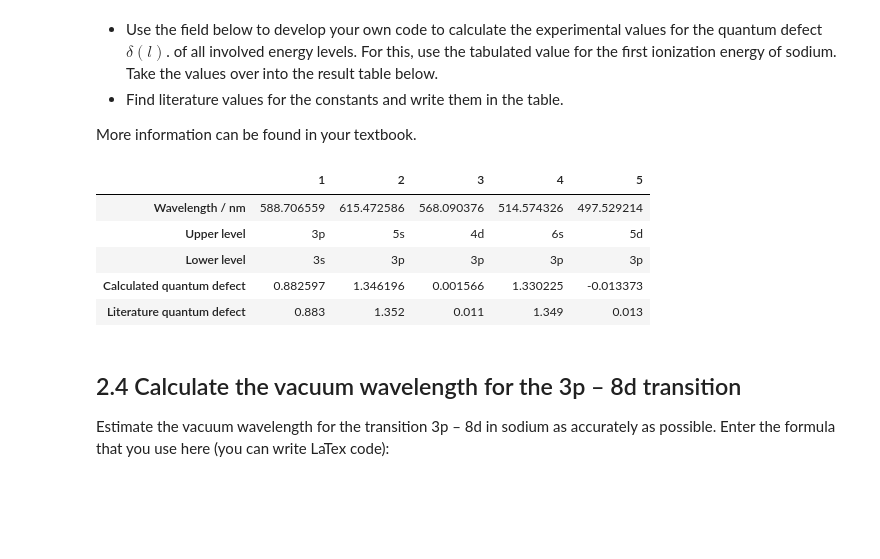
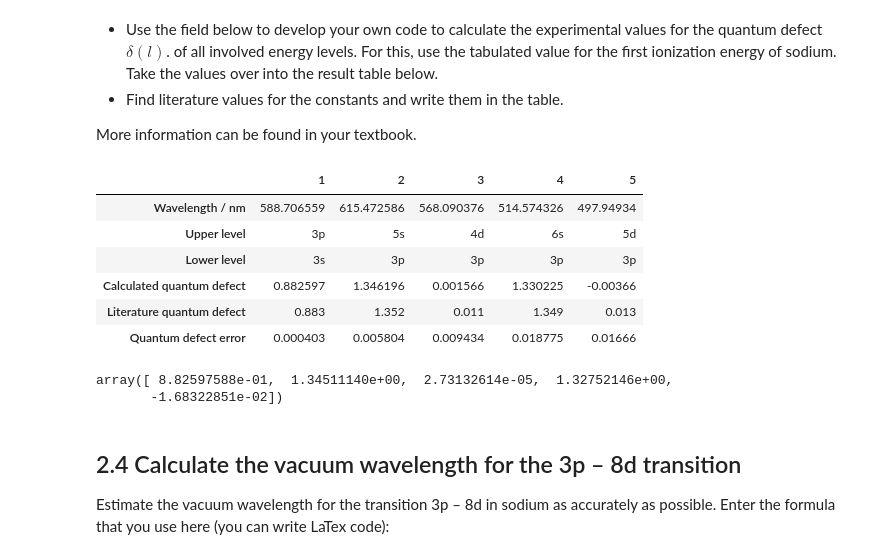
Before and after one commit to filipbrunmark/Atomic-Spectroscopy_FAFF55, a Jupyter notebook: FAFF55_Atomic_Spectroscopy_Jupyter_2022/Atomic Spectroscopy_FAFF55.ipynb, the cells around one changed output. Cells and saved outputs as stored; diff of their text form; code cells hidden in the pictures; blank space fills up the shorter version.

```diff
--- a/FAFF55_Atomic_Spectroscopy_Jupyter_2022/Atomic Spectroscopy_FAFF55.ipynb
+++ b/FAFF55_Atomic_Spectroscopy_Jupyter_2022/Atomic Spectroscopy_FAFF55.ipynb
@@ -323,16 +324,36 @@ delta_5d = 5 - (R_H * (E_3p/(h_eV*c) - (10**(9) / sodium_vac_wavelength[4]))**-1
 # %%
 ### Enter your results in the result table below:
 Quantum_defect_exp = ([delta_3p , delta_5s, delta_4d , delta_6s, delta_5d])
 Quantum_defect_lit = ([0.883 , 1.352, 0.011 , 1.349, 0.013])
+Quantum_defect_error = list(map(lambda e, l: l - e , Quantum_defect_exp, Quantum_defect_lit))
 
-pd.DataFrame([sodium_vac_wavelength, sodium_upperlevel, sodium_lowerlevel, Quantum_defect_exp, Quantum_defect_lit], columns=['1', '2', '3','4', '5'], index=['Wavelength / nm','Upper level','Lower level','Calculated quantum defect','Literature quantum defect'])
+
+pd.DataFrame([sodium_vac_wavelength, sodium_upperlevel, sodium_lowerlevel, Quantum_defect_exp, Quantum_defect_lit, Quantum_defect_error], columns=['1', '2', '3','4', '5'], index=['Wavelength / nm','Upper level','Lower level','Calculated quantum defect','Literature quantum defect', 'Quantum defect error'])
 # %% [output]
 |  | 1 | 2 | 3 | 4 | 5 |
-| Wavelength / nm | 588.706559 | 615.472586 | 568.090376 | 514.574326 | 497.529214 |
+| Wavelength / nm | 588.706559 | 615.472586 | 568.090376 | 514.574326 | 497.94934 |
 | Upper level | 3p | 5s | 4d | 6s | 5d |
 | Lower level | 3s | 3p | 3p | 3p | 3p |
-| Calculated quantum defect | 0.882597 | 1.346196 | 0.001566 | 1.330225 | -0.013373 |
+| Calculated quantum defect | 0.882597 | 1.346196 | 0.001566 | 1.330225 | -0.00366 |
 | Literature quantum defect | 0.883 | 1.352 | 0.011 | 1.349 | 0.013 |
+| Quantum defect error | 0.000403 | 0.005804 | 0.009434 | 0.018775 | 0.01666 |
+# %%
+## BH
+E30 = 5.139076*1.60217663e-19   #Joniseringsenergin for grundtillstandet 3s
+hc = 1.986445e-25
+RH = 1.09678e7
+lambdas = [615.288, 567.92, 514.42, 497.38]   #Matade manuellt in de fyra sista
+nvec = [5, 4, 6, 5]   #n for varje kvantdefekt delta
+E31 = E30 - hc/(588.707e-9)   #bindningsenergin for 3p
+
+firstdelta = 3 - (RH/(E30/hc-1/(588.71e-9)))**(1/2)   #kvantdefekten for 3p
+deltal = np.array(nvec)   #skapar ny vektor att lagra i
+deltal = deltal - (RH/(E31/hc-1/(np.array(lambdas)*1e-9)))**(1/2)   #kvantdefekten for ovriga tillstand
+deltal = np.insert(deltal, 0, firstdelta)   #satter in forsta kvantdefekten pa plats ett
+deltal
+# %% [output]
+array([ 8.82597588e-01,  1.34511140e+00,  2.73132614e-05,  1.32752146e+00,
+       -1.68322851e-02])
 # %% [markdown]
 ## 2.4 Calculate the vacuum wavelength for the 3p – 8d transition <a name="quantum_4"></a>
 Estimate the vacuum wavelength for the transition 3p – 8d in sodium as accurately as possible.
```
Also changed, not shown: parts of 11 cells of this notebook.
